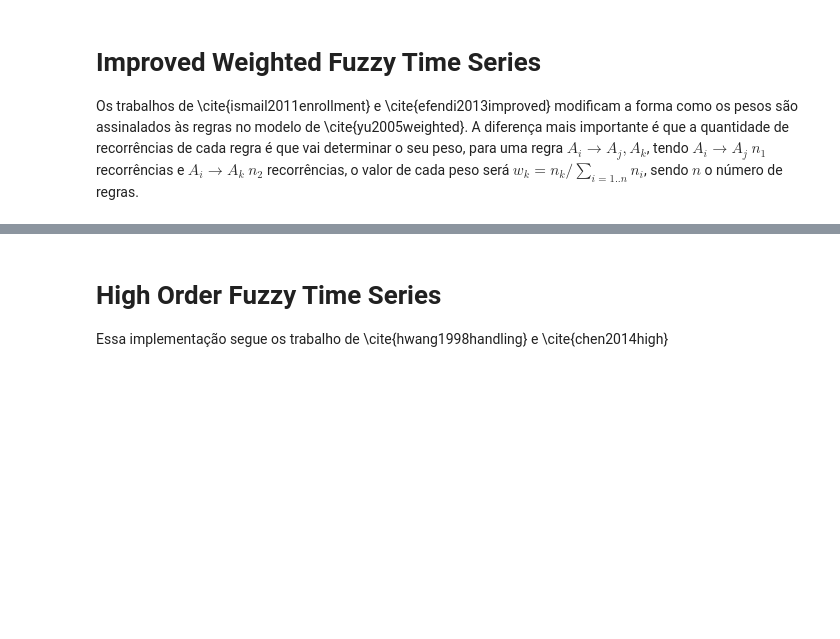
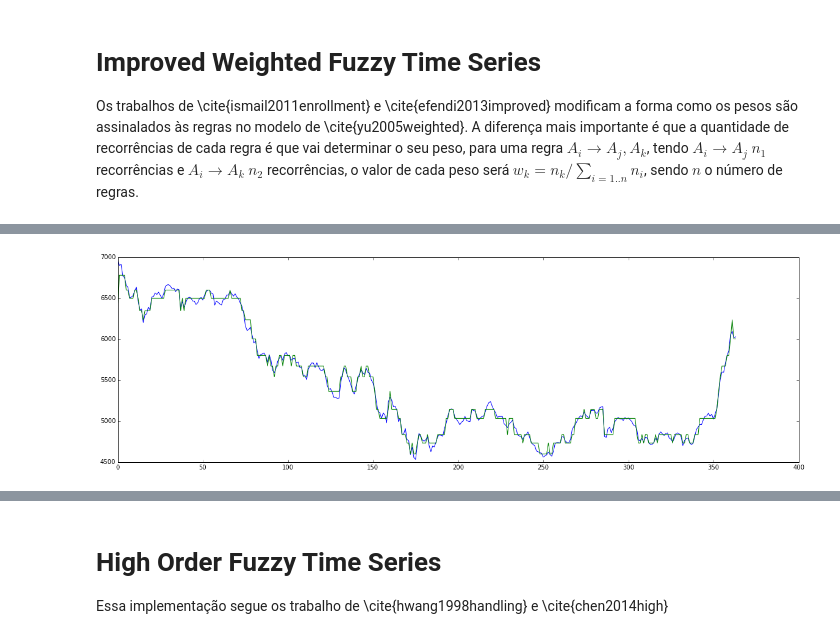
Before and after one commit to petroniocandido/FuzzyTimeSeries, a Jupyter notebook: FTS.ipynb, the cells around one changed output, grey strips where cells are left out. Cells and saved outputs as stored; diff of their text form; code cells hidden in the pictures; blank space fills up the shorter version.

```diff
--- a/FTS.ipynb
+++ b/FTS.ipynb
@@ -492,0 +568,4 @@ Os trabalhos de \cite{ismail2011enrollment} e \cite{efendi2013improved} modifica
+# %%
+pred2 = best2.plot(taiexsample)
+# %% [output]
+[figure, added]
```
Also changed, not shown: parts of 20 cells of this notebook, 2 other files.
